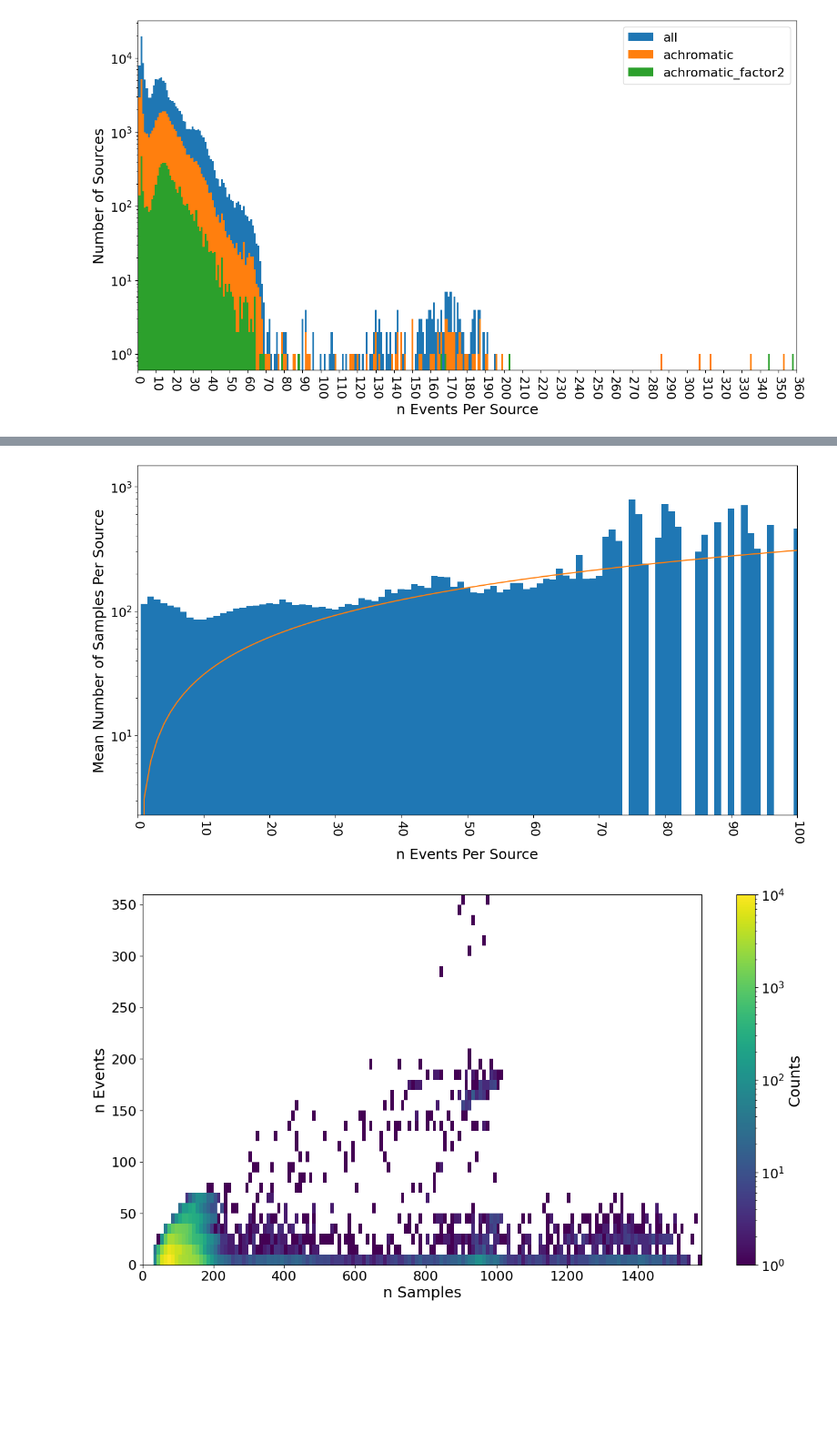
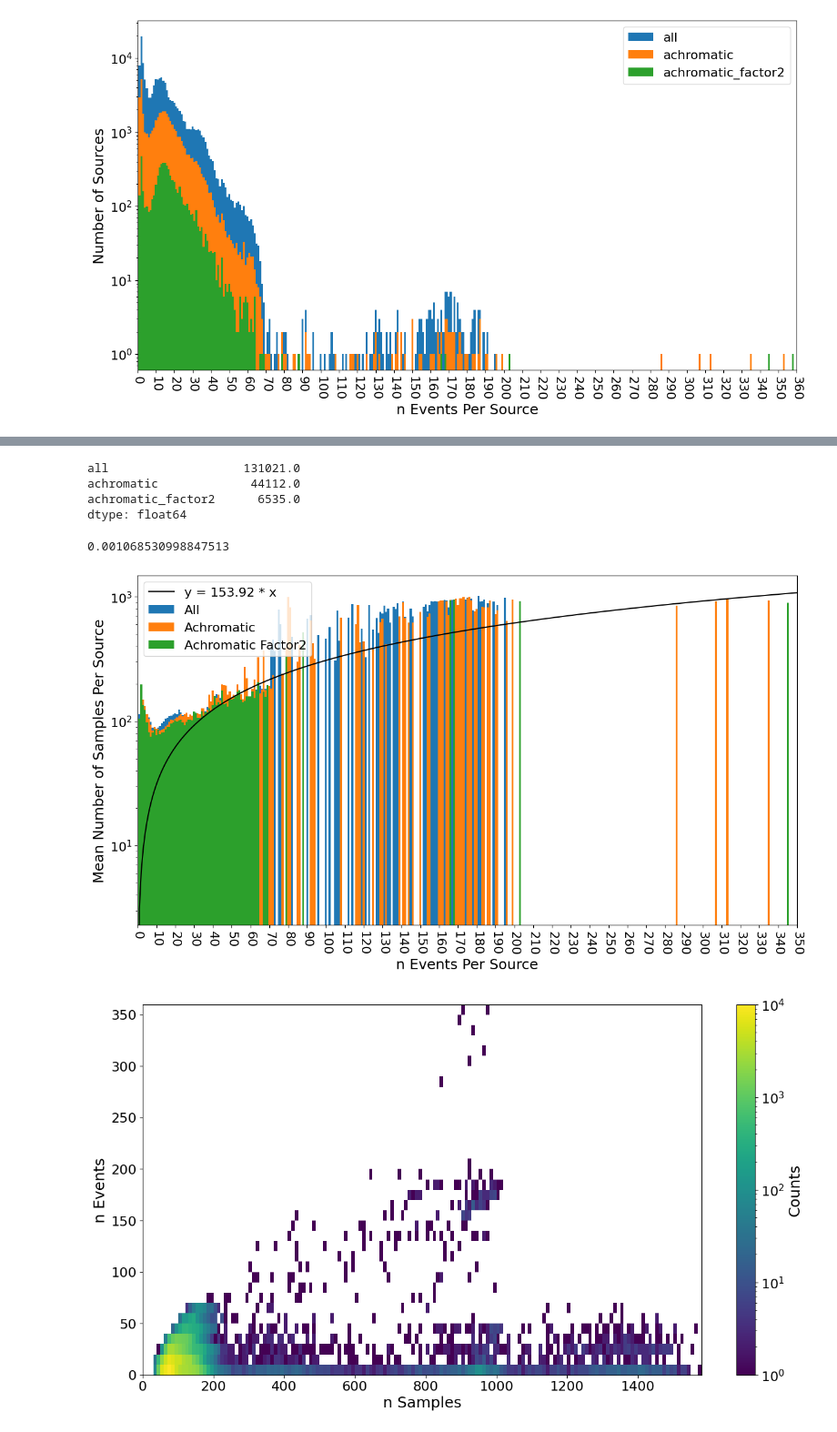
Before and after one commit to adriansh95/StringMicrolensing, a Jupyter notebook: analyze_nsc_lensing_candidates.ipynb, the cells around one changed output, grey strips where cells are left out. Shown at 91% size. Cells and saved outputs as stored; diff of their text form; code cells hidden in the pictures; blank space fills up the shorter version.

Commit message:
plotted 2d histogram

```diff
--- a/analyze_nsc_lensing_candidates.ipynb
+++ b/analyze_nsc_lensing_candidates.ipynb
@@ -197,7 +197,7 @@ plt.show(fig)
 # %% [output]
 [figure]
 # %%
-n_events_per_source = results_df.groupby(level=0).t_start_max.agg("count")
-n_events_per_source_a = results_achromatic_df.groupby(level=0).t_start_max.agg("count")
-n_events_per_source_af = results_achromatic_factor_df.groupby(level=0).t_start_max.agg("count")
+n_events_per_source_all = results_df_all.groupby(level=0).t_start_max.agg("count")
+n_events_per_source_achromatic = results_df_achromatic.groupby(level=0).t_start_max.agg("count")
+n_events_per_source_achromatic_factor = results_df_achromatic_factor.groupby(level=0).t_start_max.agg("count")
 # %%
@@ -216,2 +222,0 @@ temp = pd.Series(np.zeros(n_events_freq0.index.max() + 1), name="temp")
-# %%
-n_events_freq_df = pd.concat([n_events_freq0, n_events_freq1, n_events_freq2, temp], axis=1,)
@@ -253,27 +263,50 @@ plt.show(fig)
+# %%
+n_events_freq_df.sum(axis=0)
+# %% [output]
+all                   131021.0
+achromatic             44112.0
+achromatic_factor2      6535.0
+dtype: float64
+# %%
+140 / 131021
+# %% [output]
+0.001068530998847513
 # %%
-n_sources_per_n_events = np.full(n_samples_y.shape, np.nan)
-n_sources_per_n_events[n_events_freq_df["all"].index] = n_events_freq_df["all"]
-np.place(n_sources_per_n_events, n_sources_per_n_events < 1, np.nan)
-n_samples_per_source = n_samples_y / n_sources_per_n_events
+n_sources_per_n_events_all = np.full(n_samples_y_all.shape, np.nan)
+n_sources_per_n_events_all[n_events_freq_df["all"].index] = n_events_freq_df["all"]
+np.place(n_sources_per_n_events_all, n_sources_per_n_events_all < 1, np.nan)
+n_samples_per_source_all = n_samples_y_all / n_sources_per_n_events_all
+
+n_sources_per_n_events_achromatic = np.full(n_samples_y_achromatic.shape, np.nan)
+n_sources_per_n_events_achromatic[n_events_freq_df["achromatic"].index] = n_events_freq_df["achromatic"]
+np.place(n_sources_per_n_events_achromatic, n_sources_per_n_events_achromatic < 1, np.nan)
+n_samples_per_source_achromatic = n_samples_y_achromatic / n_sources_per_n_events_achromatic
+
+n_sources_per_n_events_achromatic_factor = np.full(n_samples_y_achromatic_factor.shape, np.nan)
+n_sources_per_n_events_achromatic_factor[n_events_freq_df["achromatic_factor2"].index] = n_events_freq_df["achromatic_factor2"]
+np.place(n_sources_per_n_events_achromatic_factor, n_sources_per_n_events_achromatic_factor < 1, np.nan)
+n_samples_per_source_achromatic_factor = n_samples_y_achromatic_factor / n_sources_per_n_events_achromatic_factor
 # %%
-normalizing_curve = n_samples_per_source[50] * n_samples_x / 50
+normalizing_curve_all = n_samples_per_source_all[50] * n_samples_x_all / 50
 # %%
 fig, ax = plt.subplots(figsize=(15, 8))
-x_ticks = n_samples_x[::10]
+x_ticks = n_samples_x_all[::10]
 
-ax.bar(n_samples_x, n_samples_per_source, width=1)
-ax.plot(n_samples_x, normalizing_curve, color="tab:orange")
+ax.bar(n_samples_x_all, n_samples_per_source_all, width=1, label="All")
+ax.bar(n_samples_x_achromatic, n_samples_per_source_achromatic, width=1, label="Achromatic")
+ax.bar(n_samples_x_achromatic_factor, n_samples_per_source_achromatic_factor, width=1, label="Achromatic Factor2")
+ax.plot(n_samples_x_all, normalizing_curve_all, color="k", label=f"y = {n_samples_per_source_all[50]:0.2f} * x")
 ax.set_xticks(x_ticks)
 ax.set_xticklabels(x_ticks, rotation=-90)
 ax.set_xlim((x_ticks.min(), x_ticks.max()))
-# ax.legend(loc="upper right", fontsize=16)
+ax.legend(loc="upper left", fontsize=16)
 ax.set_yscale("log")
 ax.set_xlabel("n Events Per Source", fontsize=18)
 ax.set_ylabel("Mean Number of Samples Per Source", fontsize=18)
 ax.tick_params(labelsize=16)
-ax.set_xlim((0, 100))
+# ax.set_xlim((0, 100))
 fig.savefig(f"{fig_dir}samples_per_source_hist.png")
 plt.show(fig)
 # %% [output]
-[figure, old version]
+[figure, new version]
 # %%
```
Also changed, not shown: parts of 11 cells of this notebook.
